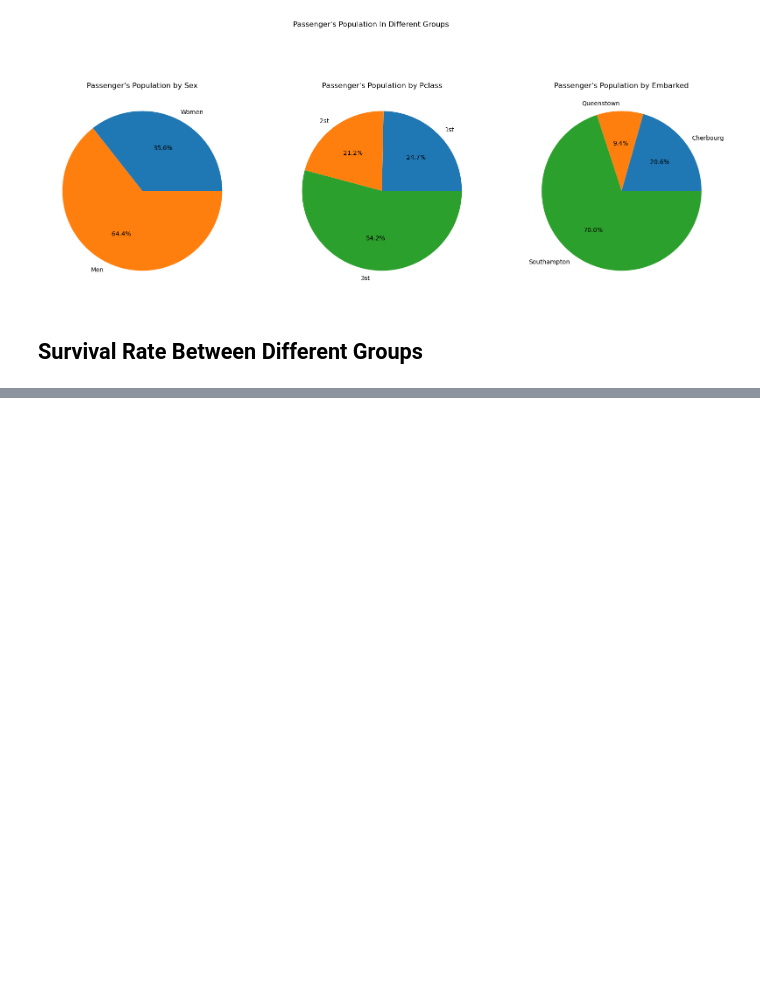
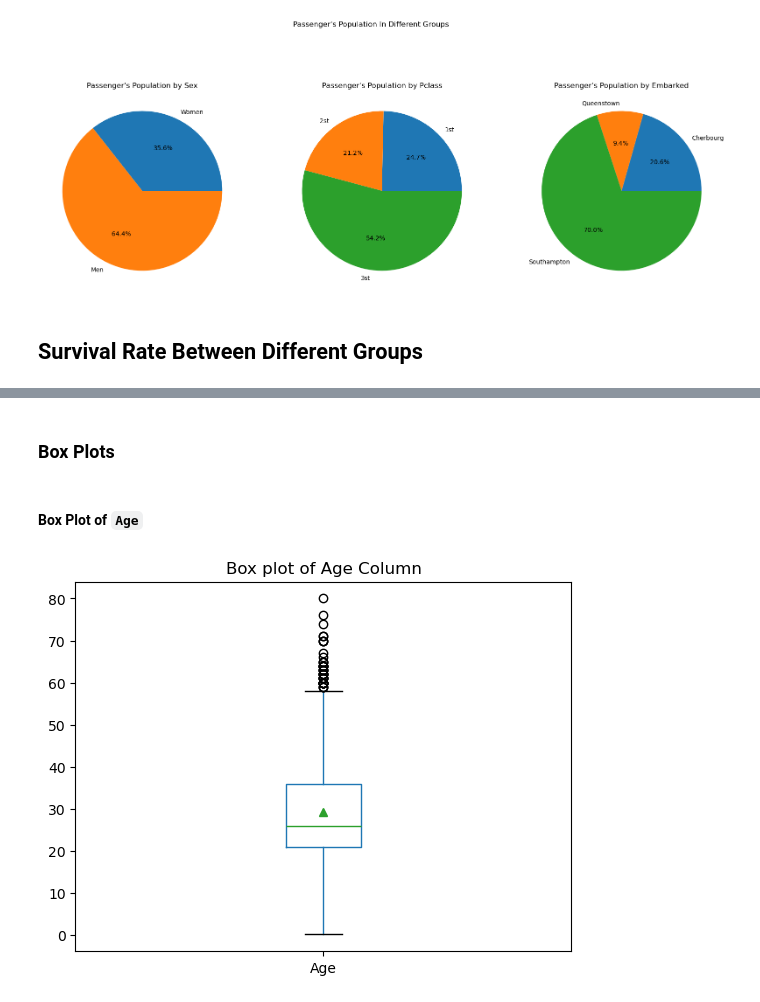
Before and after one commit to AmirAAZ818/ML-Assignments-2024, a Jupyter notebook: Analyzing Titanic Survival Rates/Analyzing Titanic Survival Rates.ipynb, the cells around one changed output, grey strips where cells are left out. Saved outputs shown, nothing was run; the diff lists cells and outputs as text; code cells hidden in the pictures; blank space fills up the shorter version.

```diff
--- a/Analyzing Titanic Survival Rates/Analyzing Titanic Survival Rates.ipynb
+++ b/Analyzing Titanic Survival Rates/Analyzing Titanic Survival Rates.ipynb
@@ -319,0 +372,15 @@ fig, axes = plt.subplots(1, 2, figsize=(30, 4))
+# %% [markdown]
+### Box Plots
+# %% [markdown]
+#### Box Plot of `Age`
+# %%
+df.boxplot(
+    column='Age',
+    showmeans=True,
+    grid=False
+)
+
+plt.title('Box plot of Age Column')
+plt.show()
+# %% [output]
+[figure, added]
```
Also changed, not shown: parts of 24 cells of this notebook.
